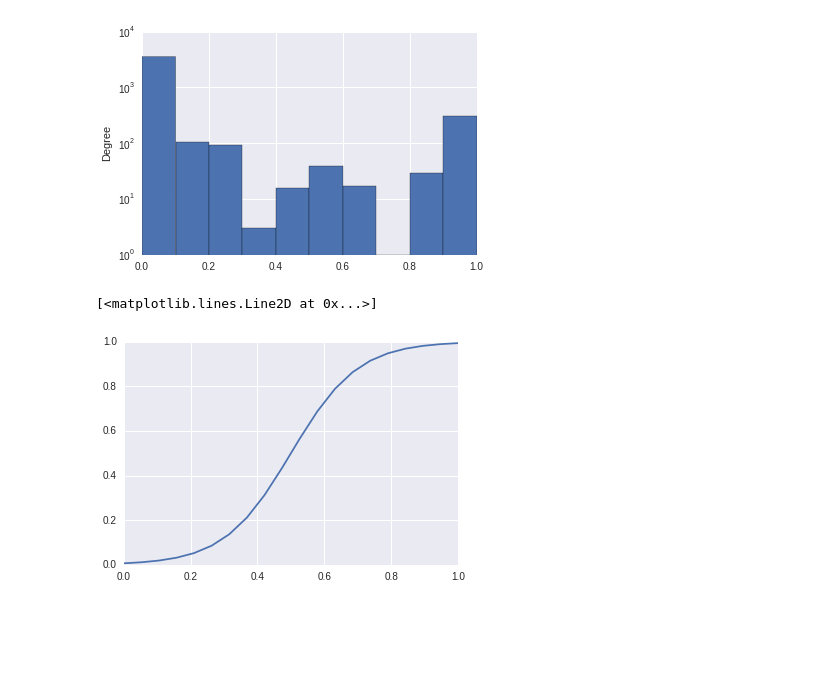
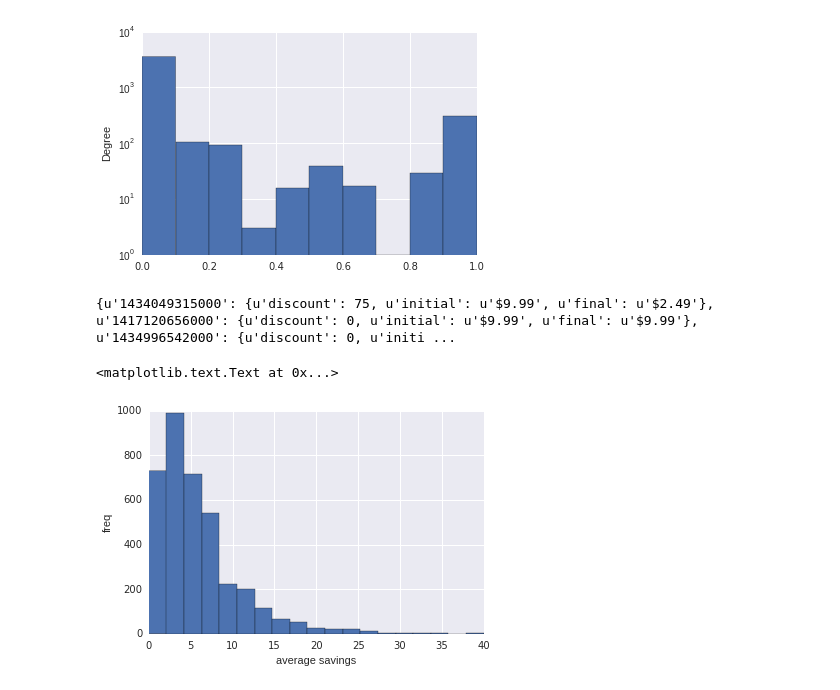
Before and after one commit to rbrackney/game_prices, a Jupyter notebook: data_analysis/purchase_recommender.ipynb, the cells around one changed output. Cells and saved outputs as stored; diff of their text form; code cells hidden in the pictures; blank space fills up the shorter version.

Commit message:
committing for initial upload to server

```diff
--- a/data_analysis/purchase_recommender.ipynb
+++ b/data_analysis/purchase_recommender.ipynb
@@ -38,10 +38,53 @@ pd.value_counts(df_prob.sale_prob)
 0.783333       1
 dtype: int64
 [figure]
-# %%
-x = np.linspace(0,1,20)
-y_l = stats.logistic.cdf(x, loc=0.5, scale=.1)
-plt.plot(x,y_l)
-# %% [output]
-[<matplotlib.lines.Line2D at 0x...>]
-[figure, removed]
+# %%
+sample = df_timeseries.formatted.iloc[2]
+print sample
+# %% [output]
+{u'1434049315000': {u'discount': 75, u'initial': u'$9.99', u'final': u'$2.49'}, u'1417120656000': {u'discount': 0, u'initial': u'$9.99', u'final': u'$9.99'}, u'1434996542000': {u'discount': 0, u'initi ...
+# %%
+from re import sub
+import decimal
+
+def money_con(money):
+    value = decimal.Decimal(sub(r'[^\d.]', '', money))
+    value = float(value)
+    return value
+
+
+sample = df_timeseries.formatted.iloc[2]
+
+master_discount_li = list()
+master_savings_li = list()
+for item in df_timeseries.iterrows():
+    sample = item[1].formatted
+    discount_li = list()
+    savings_li = list()
+    discount_avg = 0
+    savings_avg = 0
+    if type(sample) is dict:
+        for k,v in sample.iteritems():
+            cur_discount = v[u'discount']
+            if cur_discount > 0:
+                discount_li.append(cur_discount)
+                savings = money_con(v[u'initial']) - money_con(v[u'final'])
+                savings_li.append(savings)
+        discount_avg =  np.mean(np.array([discount_li]))
+        savings_avg =  np.mean(np.array([savings_li]))
+    master_discount_li.append(discount_avg)
+    master_savings_li.append(savings_avg)
+# %%
+df_save_discount = pd.DataFrame()
+df_save_discount['appid'] =  df_timeseries.appid
+df_save_discount['avg_savings'] = master_savings_li
+df_save_discount['avg_discount'] = master_discount_li
+# %%
+df_save_discount = pd.merge(left=df_save_discount,right=df_prob, left_on='appid', right_on='appid')
+# %%
+df_save_discount.avg_savings.plot(kind='hist',bins = np.linspace(0,40,20))
+plt.xlabel('average savings')
+plt.ylabel('refreq')
+# %% [output]
+<matplotlib.text.Text at 0x...>
+[figure, added]
```
Also changed, not shown: parts of 5 cells of this notebook, 1 other file.
